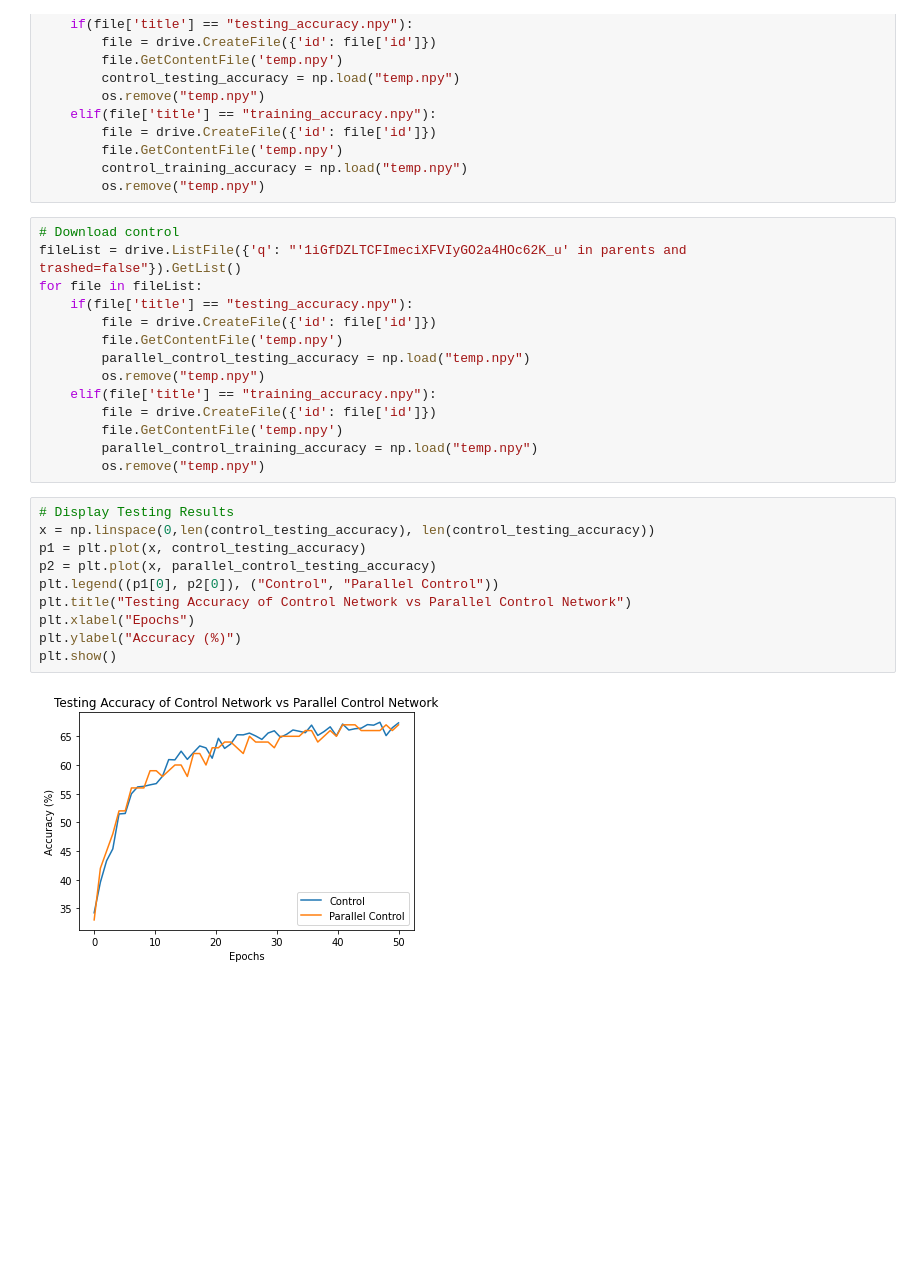
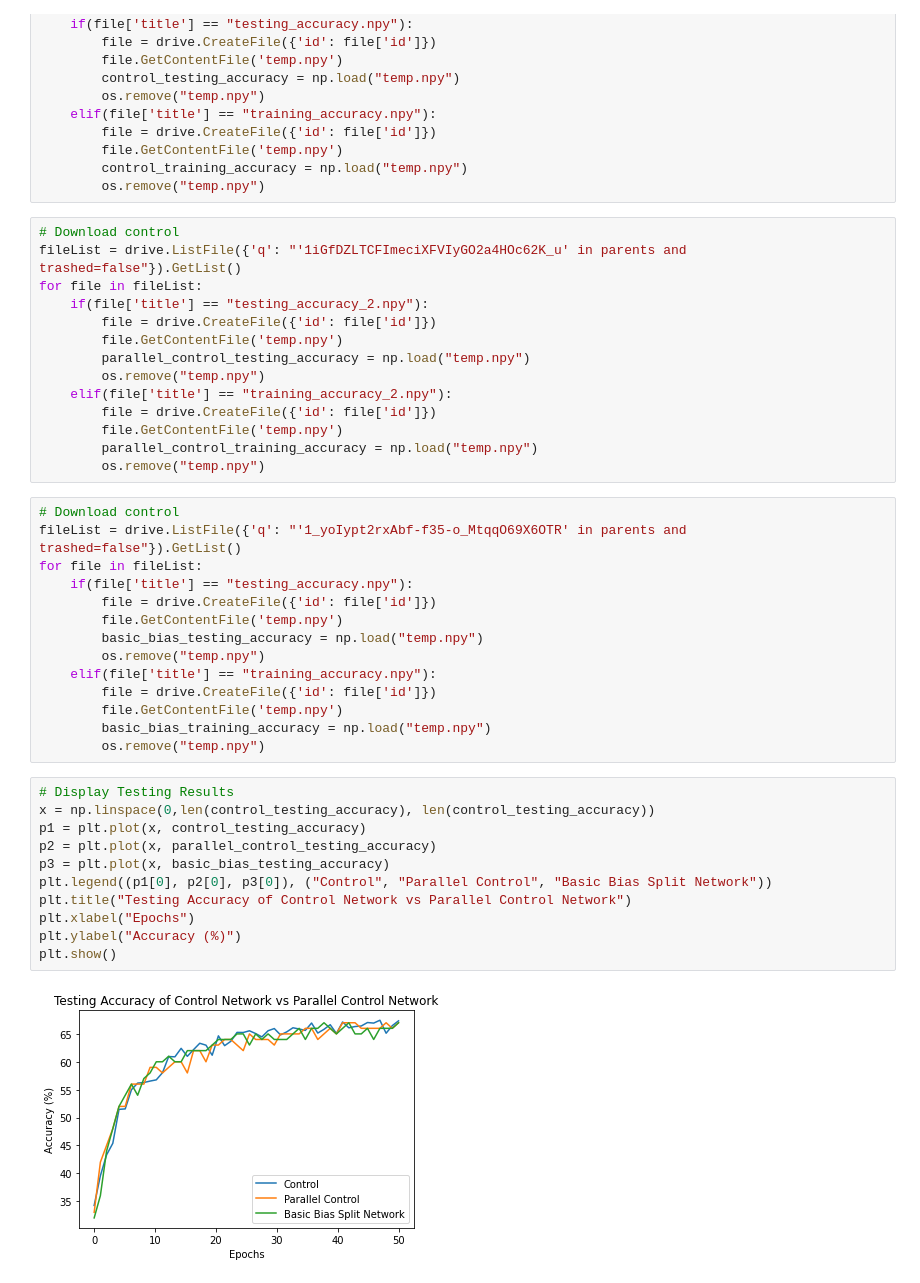
Before and after one commit to BSharp94/BiasedDataParallelNetwork, a Jupyter notebook: display_results/results.ipynb, the cells around one changed output. Cells and saved outputs as stored; diff of their text form; blank space fills up the shorter version.

```diff
--- a/display_results/results.ipynb
+++ b/display_results/results.ipynb
@@ -43,25 +43,40 @@ for file in fileList:
 # Download control
 fileList = drive.ListFile({'q': "'1iGfDZLTCFImeciXFVIyGO2a4HOc62K_u' in parents and trashed=false"}).GetList()
 for file in fileList:
-    if(file['title'] == "testing_accuracy.npy"):
+    if(file['title'] == "testing_accuracy_2.npy"):
         file = drive.CreateFile({'id': file['id']})
         file.GetContentFile('temp.npy')
         parallel_control_testing_accuracy = np.load("temp.npy")
         os.remove("temp.npy")
-    elif(file['title'] == "training_accuracy.npy"):
+    elif(file['title'] == "training_accuracy_2.npy"):
         file = drive.CreateFile({'id': file['id']})
         file.GetContentFile('temp.npy')
         parallel_control_training_accuracy = np.load("temp.npy")
         os.remove("temp.npy")
+# %%
+# Download control
+fileList = drive.ListFile({'q': "'1_yoIypt2rxAbf-f35-o_MtqqO69X6OTR' in parents and trashed=false"}).GetList()
+for file in fileList:
+    if(file['title'] == "testing_accuracy.npy"):
+        file = drive.CreateFile({'id': file['id']})
+        file.GetContentFile('temp.npy')
+        basic_bias_testing_accuracy = np.load("temp.npy")
+        os.remove("temp.npy")
+    elif(file['title'] == "training_accuracy.npy"):
+        file = drive.CreateFile({'id': file['id']})
+        file.GetContentFile('temp.npy')
+        basic_bias_training_accuracy = np.load("temp.npy")
+        os.remove("temp.npy")
 # %%
 # Display Testing Results
 x = np.linspace(0,len(control_testing_accuracy), len(control_testing_accuracy))
 p1 = plt.plot(x, control_testing_accuracy)
 p2 = plt.plot(x, parallel_control_testing_accuracy)
-plt.legend((p1[0], p2[0]), ("Control", "Parallel Control"))
+p3 = plt.plot(x, basic_bias_testing_accuracy)
+plt.legend((p1[0], p2[0], p3[0]), ("Control", "Parallel Control", "Basic Bias Split Network"))
 plt.title("Testing Accuracy of Control Network vs Parallel Control Network")
 plt.xlabel("Epochs")
 plt.ylabel("Accuracy (%)")
 plt.show()
 # %% [output]
-[figure, old version]
+[figure, new version]
```
